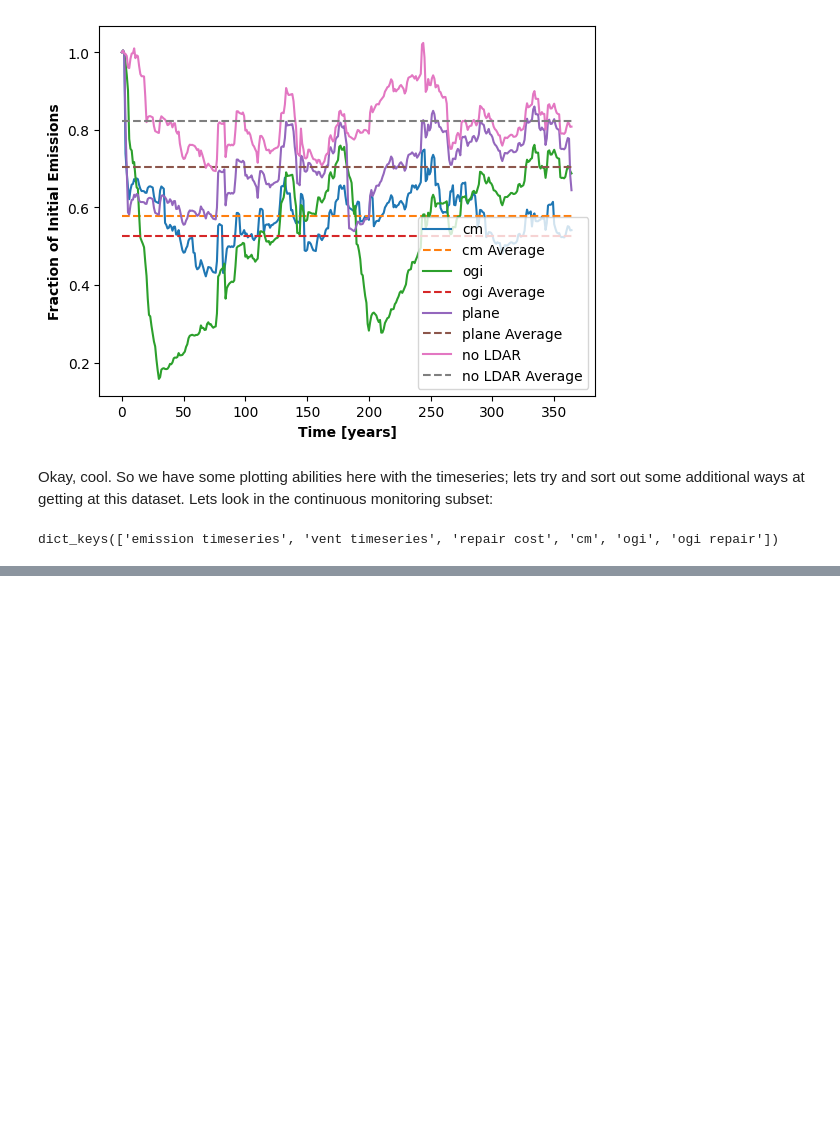
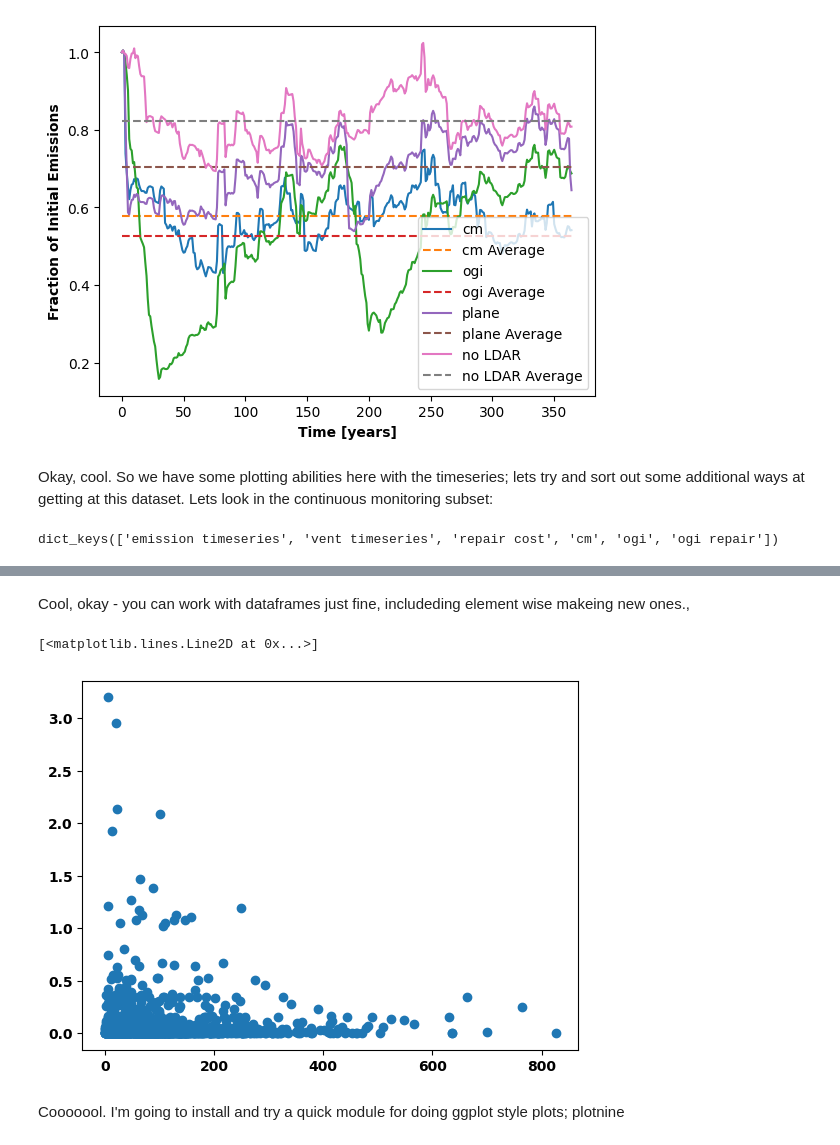
Before and after one commit to hanshall/FEAST_PtE, a Jupyter notebook: FEAST Tutorial Plotting Work.ipynb, the cells around one changed output, grey strips where cells are left out. Saved outputs shown, nothing was run; the diff lists cells and outputs as text; code cells hidden in the pictures; blank space fills up the shorter version.

```diff
--- a/FEAST Tutorial Plotting Work.ipynb
+++ b/FEAST Tutorial Plotting Work.ipynb
@@ -293,0 +391,12 @@ cm_rc = np.array(runresults['cm']['ogi repair']['repair cost'])
+# %%
+# hmhmmh...
+em["leak_length"] = em["end_time"] - em["start_time"]
+# %% [markdown]
+Cool, okay - you can work with dataframes just fine, includeding element wise makeing new ones.,
+# %%
+plt.plot(em['leak_length'], em['flux'], 'o' )
+# %% [output]
+[<matplotlib.lines.Line2D at 0x...>]
+[figure, added]
+# %% [markdown]
+Cooooool. I'm going to install and try a quick module for doing ggplot style plots; plotnine
```
Also changed, not shown: parts of 27 cells of this notebook.
